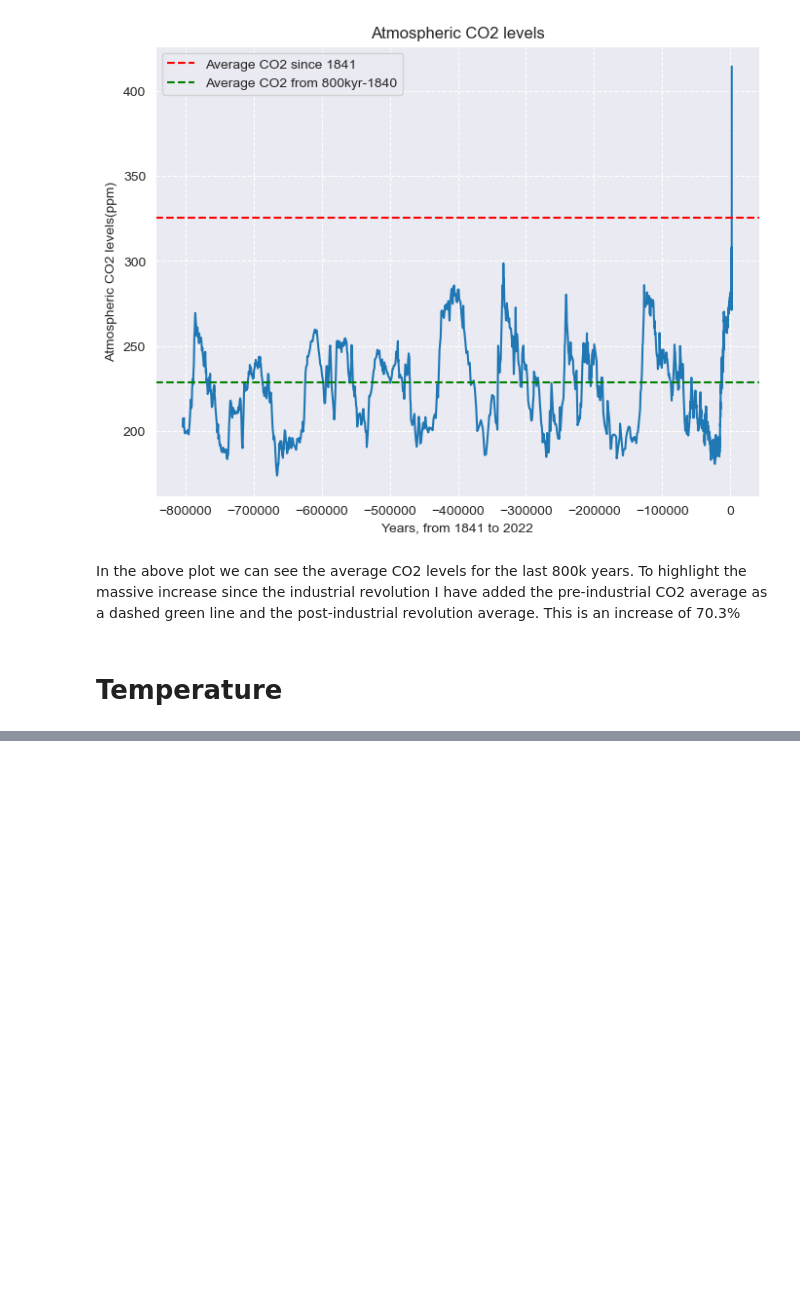
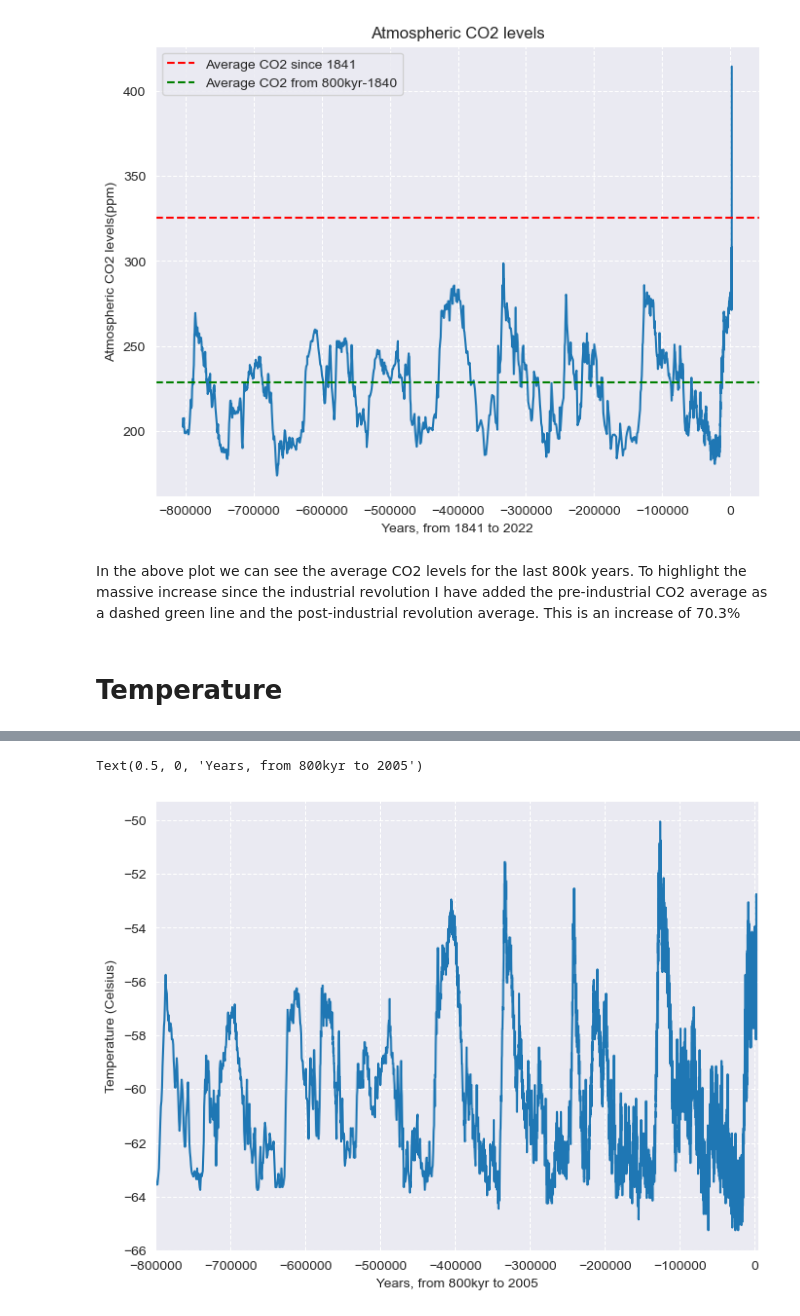
Before and after one commit to Kevin002023/PFDA--Climate-Project, a Jupyter notebook: PFDA-Project-2.ipynb, the cells around one changed output, grey strips where cells are left out. Saved outputs shown, nothing was run; the diff lists cells and outputs as text; code cells hidden in the pictures; blank space fills up the shorter version.

```diff
--- a/PFDA-Project-2.ipynb
+++ b/PFDA-Project-2.ipynb
@@ -374,0 +392,5 @@ co2.head()
+# %%
+# Cleansing the data
+
+aicc = aicc.iloc[:, [3, 4, 5, 6]]
+aicc
@@ -374,0 +411,5 @@ co2.head()
+# %%
+aicc['AICC2012'] = 1950 - (aicc['AICC2012']) # converting them into real years.
+aicc['temp'] = aicc['temp'] - 273.15  # coverting from Kelvin to Celsius
+aicc.rename(columns = {'AICC2012': 'Corrected Years', 'deutfinal': 'D'}, inplace=True)
+aicc.head()
@@ -374,0 +423,11 @@ co2.head()
+# %%
+plt.figure(figsize=(8, 6))  # Adjust the figure size if needed
+
+sns.lineplot(aicc, x = "Corrected Years", y = "temp",)
+sns.set_style("darkgrid" , {"ytick.major.size": 10 , "ytick.minor.size": 2 , 'grid.linestyle': '--'})
+plt.xlim(-800000, 5000) # went to 10000 to allow us to see the values in the present day
+plt.ylabel('Temperature (Celsius)')
+plt.xlabel('Years, from 800kyr to 2005')
+# %% [output]
+Text(0.5, 0, 'Years, from 800kyr to 2005')
+[figure, added]
```
Also changed, not shown: parts of 25 cells of this notebook, 1 other file.
